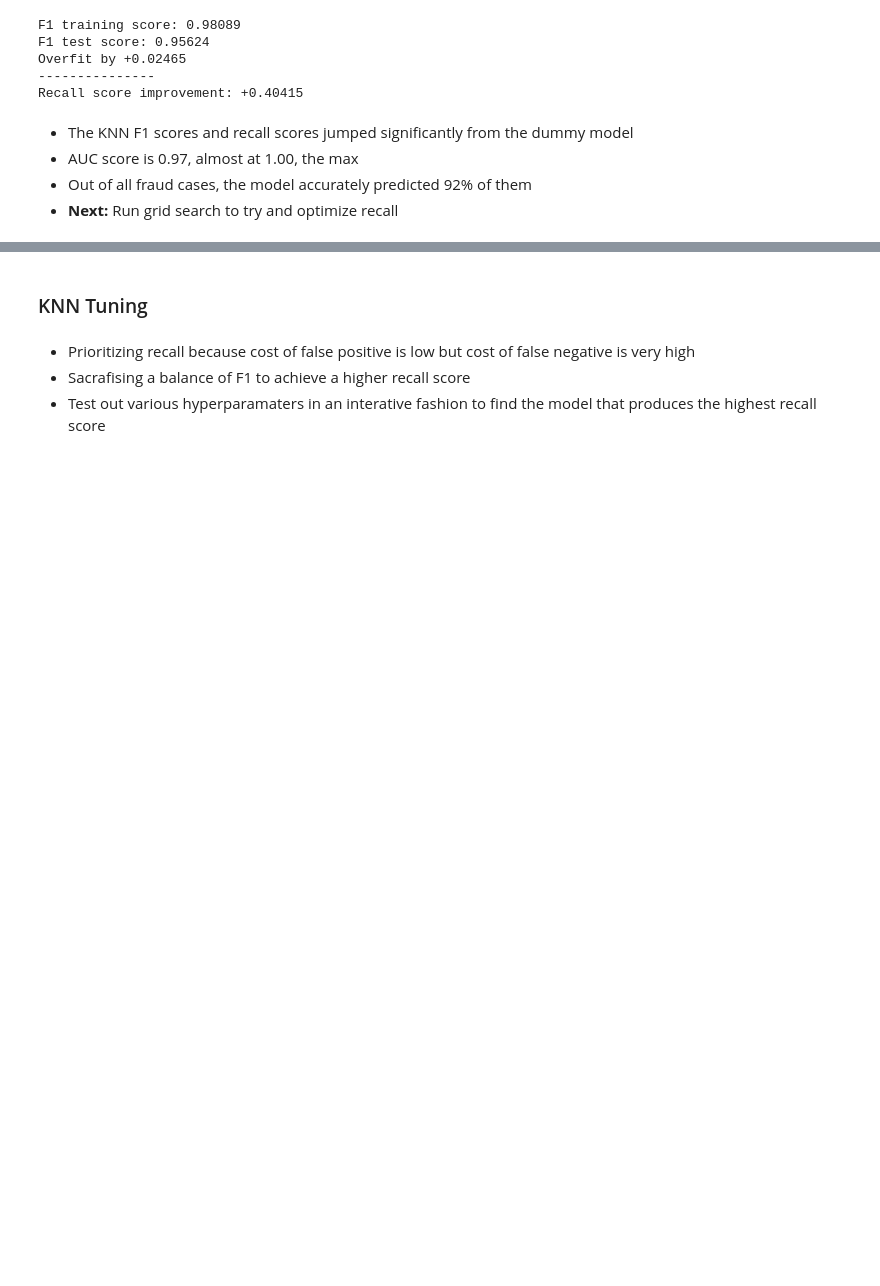
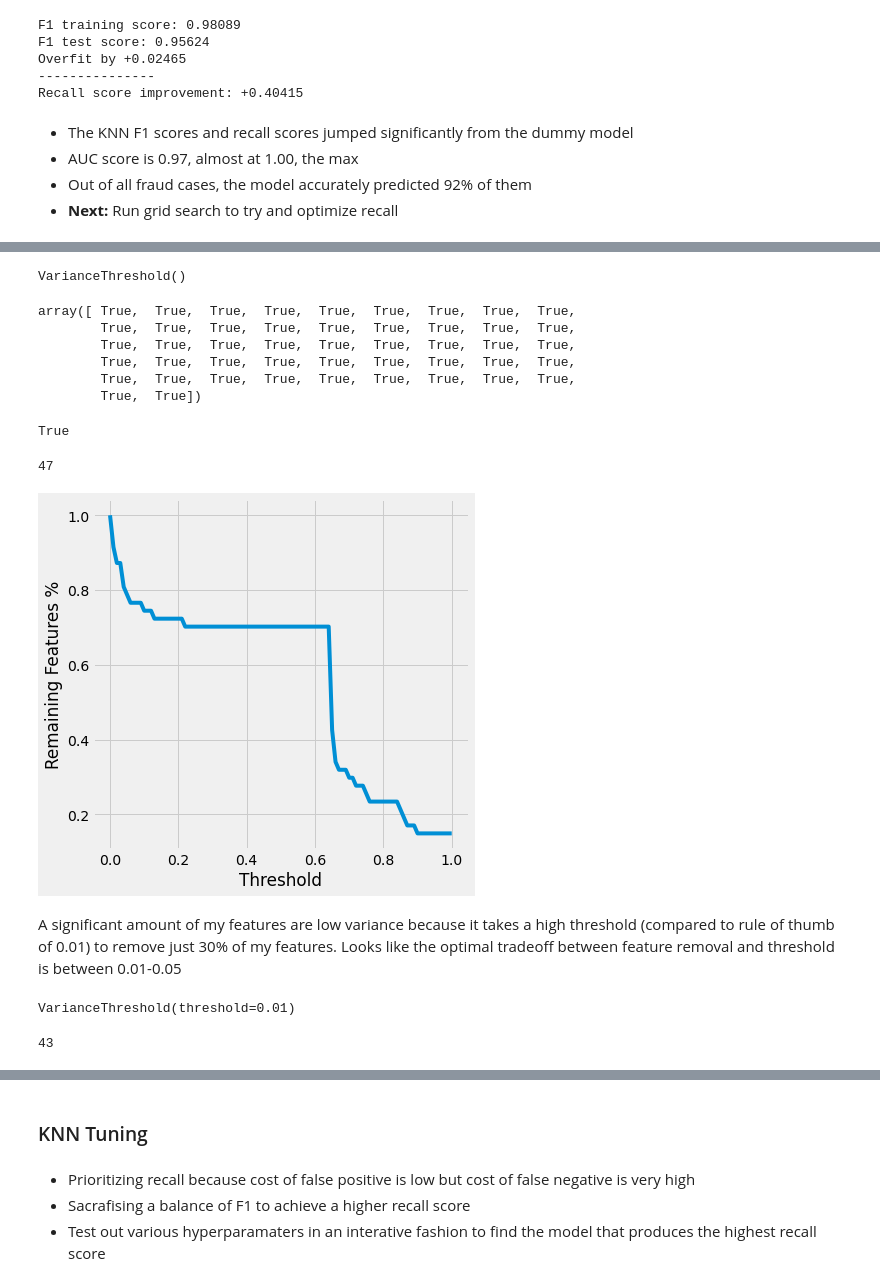
Before and after one commit to kuninethan95/OSEMN, a Jupyter notebook: index_OSEMN.ipynb, the cells around one changed output, grey strips where cells are left out. Cells and saved outputs as stored; diff of their text form; code cells hidden in the pictures; blank space fills up the shorter version.

Commit message:
working on feature selection

```diff
--- a/index_OSEMN.ipynb
+++ b/index_OSEMN.ipynb
@@ -1244,0 +1274,75 @@ Recall score improvement: +0.40415
+# %%
+## Check for uniform features
+
+selector = VarianceThreshold(threshold=0.00)
+selector.fit(X_train_sm)
+# %% [output]
+VarianceThreshold()
+# %%
+# Check columns for uniform features
+
+keep_features = selector.get_support()
+keep_features
+# %% [output]
+array([ True,  True,  True,  True,  True,  True,  True,  True,  True,
+        True,  True,  True,  True,  True,  True,  True,  True,  True,
+        True,  True,  True,  True,  True,  True,  True,  True,  True,
+        True,  True,  True,  True,  True,  True,  True,  True,  True,
+        True,  True,  True,  True,  True,  True,  True,  True,  True,
+        True,  True])
+# %%
+# Confirm no columns have uniform features
+
+keep_features.sum()==len(X_train_sm.columns)
+# %% [output]
+True
+# %%
+# Original number of columns
+
+keep_features.sum()
+# %% [output]
+47
+# %%
+from sklearn.feature_selection import VarianceThreshold
+
+def variance_thresh(X_train, thresh):
+    """
+    Produces number of remaining columns for given threshold using sklearn built in tools
+    Parameters: X_train, threshold
+    Returns: % of remaining features
+    """
+    selector = VarianceThreshold(threshold=thresh)
+    selector.fit(X_train)
+    keep_features = selector.get_support()
+    remaining = (keep_features.sum()/len(X_train.columns))
+    return remaining
+# %%
+# Create loop to show remaining number of columns at certain threshold levels
+
+rem = []
+for thresh in np.linspace(0,1,101):
+    rem.append(variance_thresh(X_train_sm, thresh))
+# %%
+with plt.style.context('fivethirtyeight'):
+    fig, ax = plt.subplots(figsize=(6,6))
+    sns.lineplot(x=np.linspace(0,1,101), y=rem)
+    ax.set_xlabel('Threshold')
+    ax.set_ylabel('Remaining Features %');
+# %% [output]
+[figure, added]
+# %% [markdown]
+A significant amount of my features are low variance because it takes a high threshold (compared to rule of thumb of 0.01) to remove just 30% of my features. Looks like the optimal tradeoff between feature removal and threshold is between 0.01-0.05
+# %%
+# Instantiate Variance threshold
+
+selector = VarianceThreshold(threshold=0.01)
+selector.fit(X_train_sm)
+# %% [output]
+VarianceThreshold(threshold=0.01)
+# %%
+# Check number of columns remaining
+
+keep_features = selector.get_support()
+keep_features.sum()
+# %% [output]
+43
```
Also changed, not shown: parts of 29 cells of this notebook.
